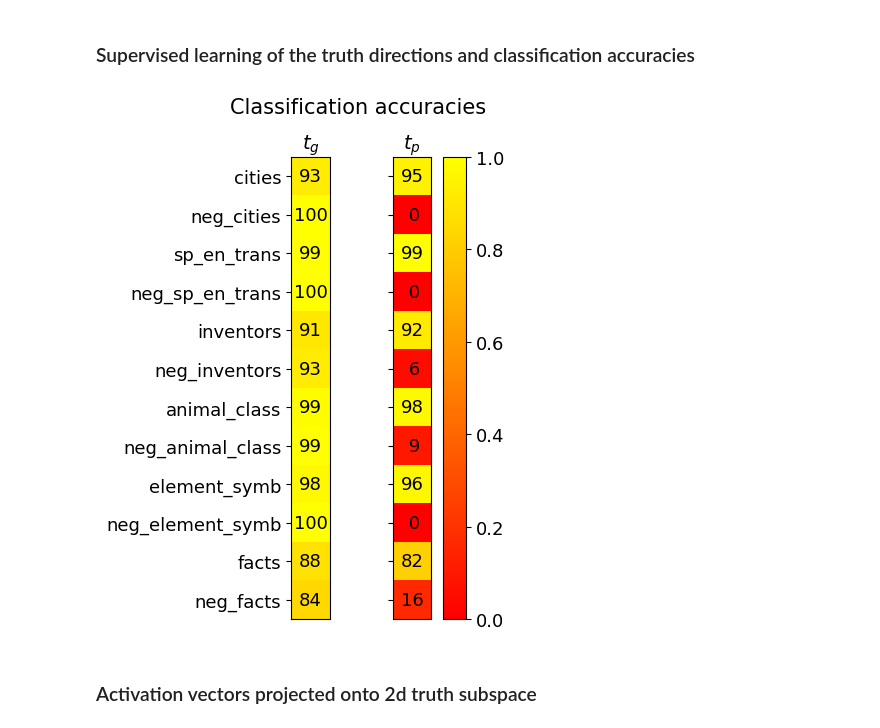
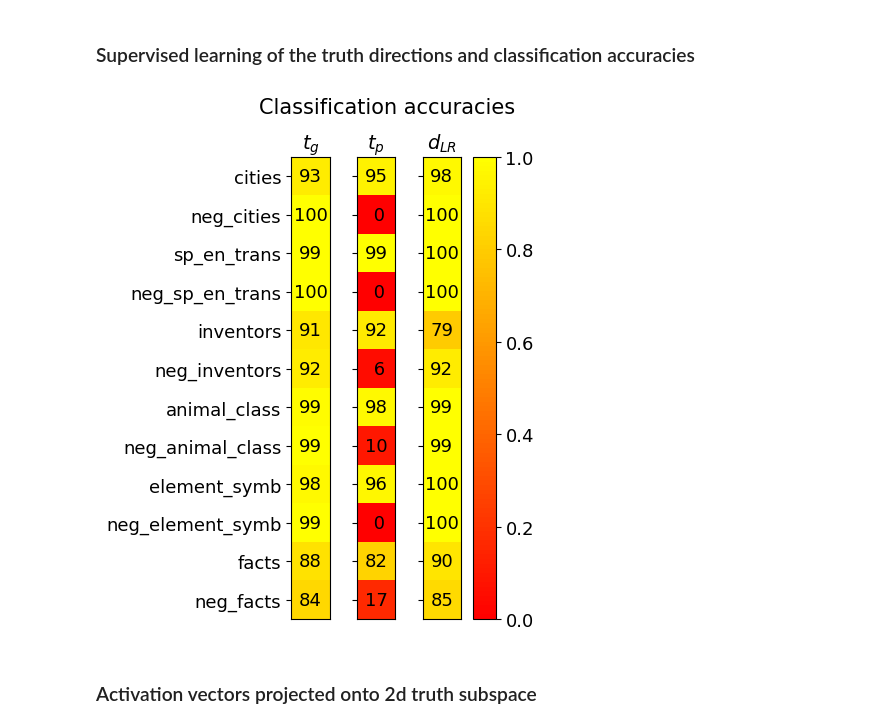
Before and after one commit to sciai-lab/Truth_is_Universal, a Jupyter notebook: truth_directions.ipynb, the cells around one changed output. Saved outputs shown, nothing was run; the diff lists cells and outputs as text; code cells hidden in the pictures.

Commit message:
small additions to the plots

```diff
--- a/truth_directions.ipynb
+++ b/truth_directions.ipynb
@@ -74,7 +74,7 @@ plt.grid(True)
 ### Supervised learning of the truth directions and classification accuracies
 # %%
 nr_runs = 10
-results = {'t_g': defaultdict(list), 't_p': defaultdict(list)}
+results = {'t_g': defaultdict(list), 't_p': defaultdict(list), 'd_{LR}': defaultdict(list)}
 
 for _ in range(nr_runs):
     for i in range(0, len(train_sets), 2):
@@ -88,6 +88,11 @@ for _ in range(nr_runs):
         # Fit model
         t_g, t_p = learn_truth_directions(acts_centered, labels, polarities)
 
+        # fit LR for comparison
+        LR = LogisticRegression(penalty=None, fit_intercept=False)
+        LR.fit(acts_centered.numpy(), labels.numpy())
+        d_lr = torch.from_numpy(LR.coef_[0]).float()
+
         # Evaluate on held-out sets, assuming affirmative and negated dataset on the same topic are at index i and i+1
         for j in range(2):
             dataset = train_sets[i+j]
@@ -99,37 +104,40 @@ for _ in range(nr_runs):
             results['t_g'][dataset].append((predictions == labels).float().mean().item())
             predictions = torch.heaviside(acts_centered @ t_p, torch.tensor([1.0]))
             results['t_p'][dataset].append((predictions == labels).float().mean().item())
+            predictions = torch.heaviside(acts_centered @ d_lr, torch.tensor([1.0]))
+            results['d_{LR}'][dataset].append((predictions == labels).float().mean().item())
 
 stat_results = compute_statistics(results)
 # %%
 # Create a custom colormap from red to yellow
 cmap = LinearSegmentedColormap.from_list('red_yellow', [(1, 0, 0), (1, 1, 0)], N=100)
 
 # Create two subplots side-by-side
-fig, (ax1, ax2) = plt.subplots(figsize=(3, 6), ncols=2)
+fig, (ax1, ax2, ax3) = plt.subplots(figsize=(3, 6), ncols=3)
 
-for ax, key in zip((ax1, ax2), ('t_g', 't_p')):
+for ax, key in zip((ax1, ax2, ax3), ('t_g', 't_p', 'd_{LR}')):
     grid = [[stat_results[key]['mean'][dataset]] for dataset in train_sets]
     im = ax.imshow(grid, vmin=0, vmax=1, cmap=cmap)
 
     for i, row in enumerate(grid):
         for j, val in enumerate(row):
             ax.text(j, i, f'{round(val * 100):2d}', ha='center', va='center', fontsize=13)
 
     ax.set_yticks(range(len(train_sets)))
     ax.set_xticks([])
     ax.set_title(f"${key}$", fontsize=14)
 
 ax1.set_yticklabels(train_sets, fontsize=13)
 ax2.set_yticklabels([])
+ax3.set_yticklabels([])
 
-cbar = fig.colorbar(im, ax=[ax1, ax2])
+cbar = fig.colorbar(im, ax=[ax1, ax2, ax3])
 cbar.ax.tick_params(labelsize=13)
 
 fig.suptitle("Classification accuracies", fontsize=15)
 plt.show()
 # %% [output]
-[figure, old version]
+[figure, new version]
 # %% [markdown]
 ### Activation vectors projected onto 2d truth subspace
 # %%
```
Also changed, not shown: parts of 3 cells of this notebook.
